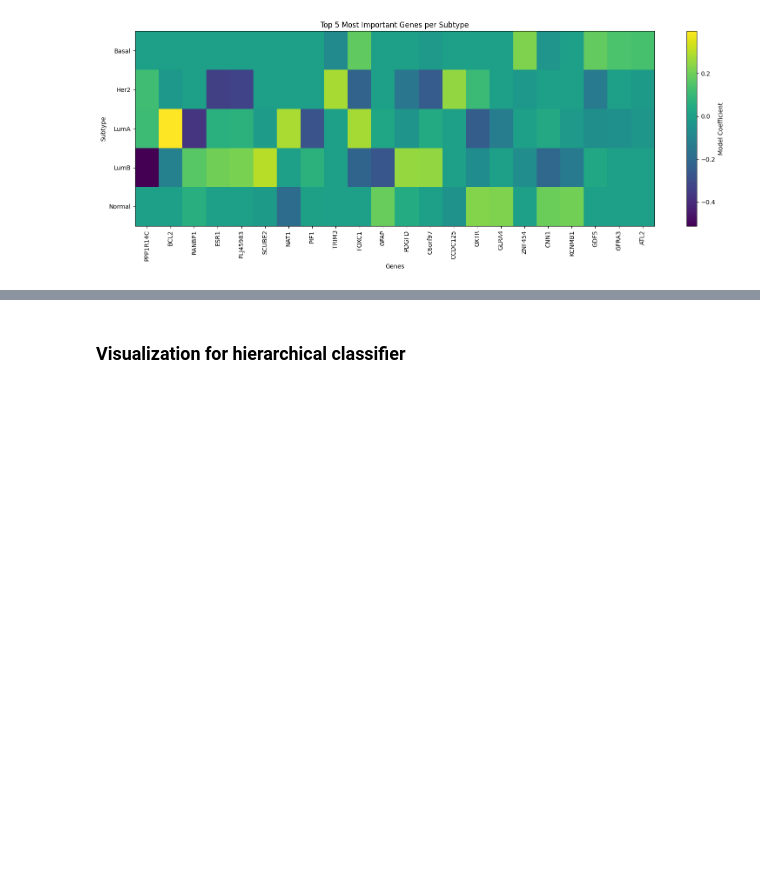
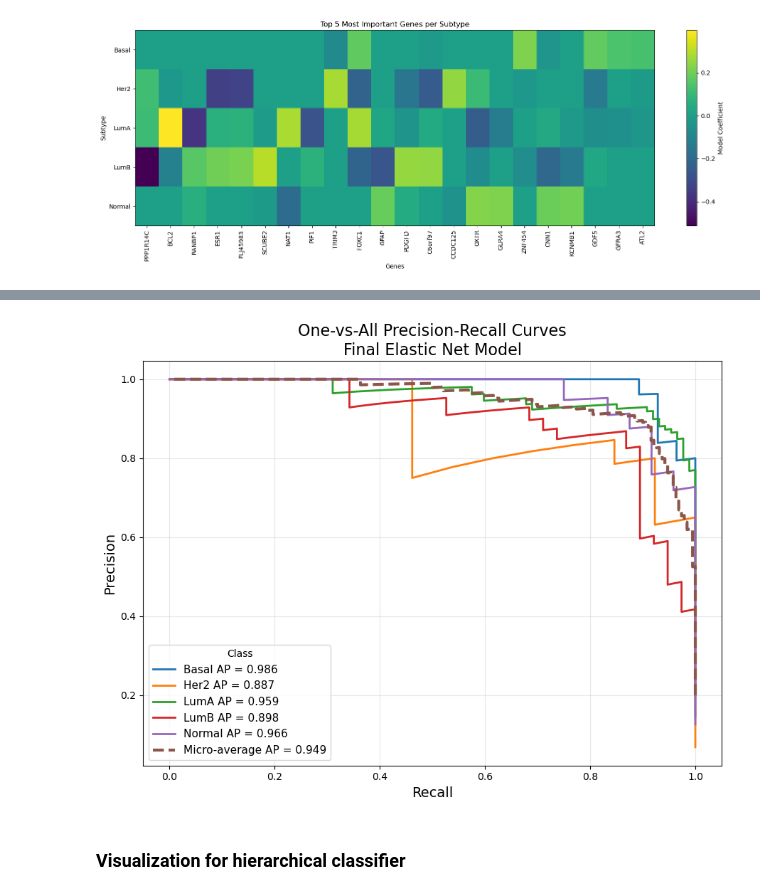
Before and after one commit to IsabelleMarie1/Foundations-of-DataScience, a Jupyter notebook: TCGA_Model_vFinal.ipynb, the cells around one changed output, grey strips where cells are left out. Drawn from its saved outputs; the diff is of its cells as text; code cells hidden in the pictures; blank space fills up the shorter version.

```diff
--- a/TCGA_Model_vFinal.ipynb
+++ b/TCGA_Model_vFinal.ipynb
@@ -1739,3 +2050,81 @@ plt.show()
+# %%
+
+# One-vs-All Precision-Recall Curves
+# 1) Get class order from the final trained Elastic Net model
+
+classes = final_pipe.classes_
+
+
+# 2) Predict class probabilities on the test set
+
+y_score = final_pipe.predict_proba(X_test)
+
+# 3) Binarize y_test for One-vs-All evaluation
+#    Each class is treated once as "positive",
+#    all other classes are treated as "negative".
+
+y_test_bin = label_binarize(y_test, classes=classes)
+
+# 4) Compute PR curve and Average Precision for each class
+
+precision = {}
+recall = {}
+avg_precision = {}
+
+for i, cls in enumerate(classes):
+    precision[cls], recall[cls], _ = precision_recall_curve(
+        y_test_bin[:, i],
+        y_score[:, i]
+    )
+
+    avg_precision[cls] = average_precision_score(
+        y_test_bin[:, i],
+        y_score[:, i]
+    )
+
+# 5) Micro-average PR curve
+#    Pools all class decisions together.
+
+precision_micro, recall_micro, _ = precision_recall_curve(
+    y_test_bin.ravel(),
+    y_score.ravel()
+)
+
+avg_precision_micro = average_precision_score(
+    y_test_bin,
+    y_score,
+    average="micro"
+)
+
+# 6) Plot
+plt.figure(figsize=(9, 7))
+
+for cls in classes:
+    plt.plot(
+        recall[cls],
+        precision[cls],
+        linewidth=2,
+        label=f"{cls} AP = {avg_precision[cls]:.3f}"
+    )
+
+plt.plot(
+    recall_micro,
+    precision_micro,
+    linestyle="--",
+    linewidth=3,
+    label=f"Micro-average AP = {avg_precision_micro:.3f}"
+)
+
+plt.xlabel("Recall", fontsize=14)
+plt.ylabel("Precision", fontsize=14)
+plt.title("One-vs-All Precision-Recall Curves\nFinal Elastic Net Model", fontsize=16)
+
+plt.legend(title="Class", fontsize=11)
+plt.grid(alpha=0.3)
+plt.tight_layout()
+plt.show()
+# %% [output]
+[figure, added]
 # %% [markdown]
 ### Visualization for hierarchical classifier
 # %%
```
Also changed, not shown: parts of 22 cells of this notebook.
